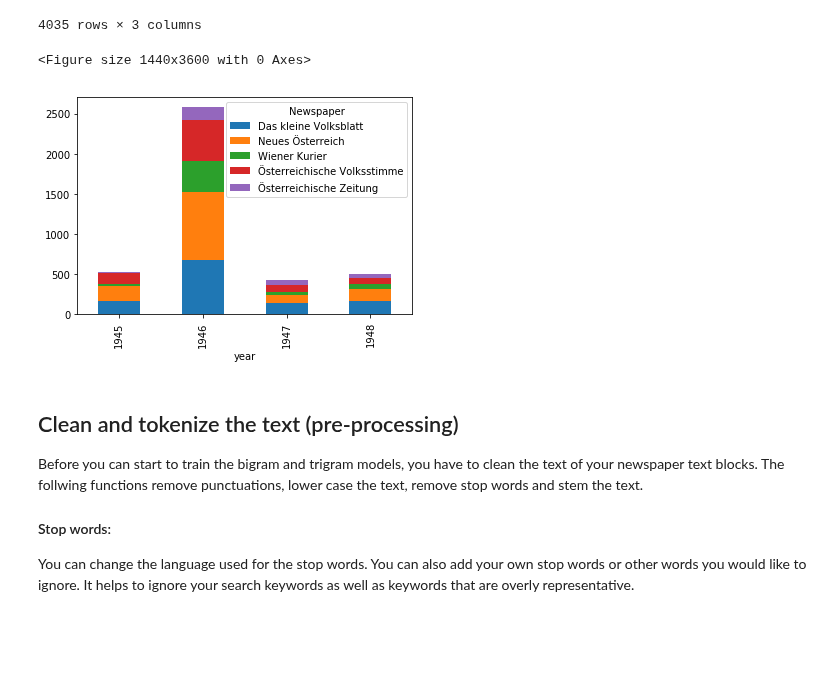
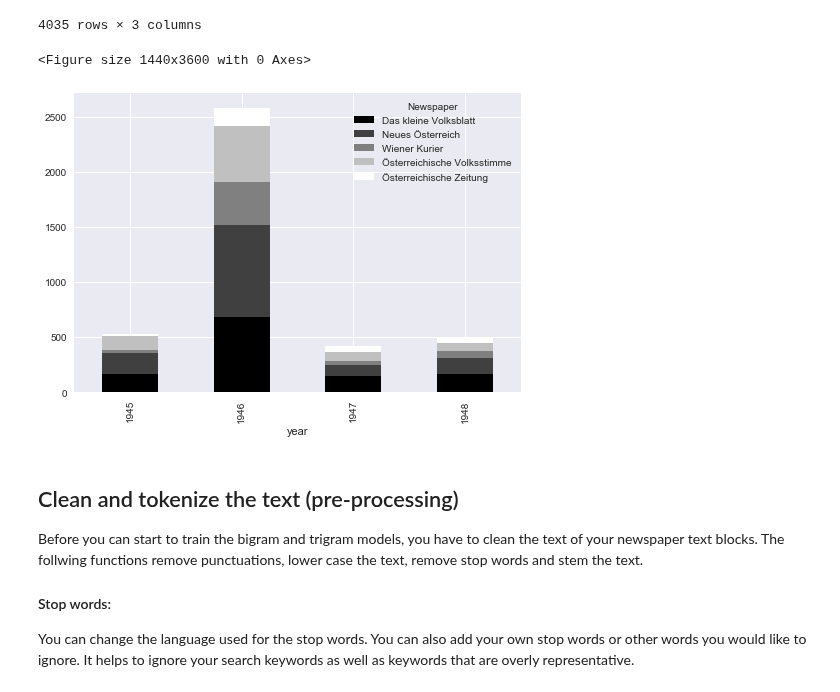
Before and after one commit to NewsEye/NLP-Notebooks-Newspaper-Collections, a Jupyter notebook: n-gram_clouds_notebook.ipynb, the cells around one changed output. Cells and saved outputs as stored; diff of their text form; code cells hidden in the pictures; blank space fills up the shorter version.

```diff
--- a/n-gram_clouds_notebook.ipynb
+++ b/n-gram_clouds_notebook.ipynb
@@ -76,7 +76,7 @@ import matplotlib.pyplot as plt
 ## Import your newspaper collection <a class="anchor" id="2-bullet"></a>
 And have a look at your data
 # %%
-df = pd.read_csv('y_t_sudtirol.csv', encoding='latin-1')
+df = pd.read_csv('Data/y_t_sudtirol.csv', encoding='latin-1')
 # %%
 df
 # %% [output]
@@ -95,11 +95,12 @@ df
 4035 rows × 3 columns
 # %%
 fig = plt.figure(figsize=(20,50))
-fig = df.groupby(['year','Newspaper']).size().unstack().plot(kind='bar',stacked=True)
+plt.style.use('seaborn')
+fig = df.groupby(['year','Newspaper']).size().unstack().plot(kind='bar',stacked=True, colormap=plt.cm.gray)
 plt.savefig('bar.png', dpi = 300)
 # %% [output]
 <Figure size 1440x3600 with 0 Axes>
-[figure, old version]
+[figure, new version]
 # %% [markdown]
 ## Clean and tokenize the text (pre-processing) <a class="anchor" id="5-bullet"></a>
 
```
Also changed, not shown: parts of 1 cell of this notebook.
